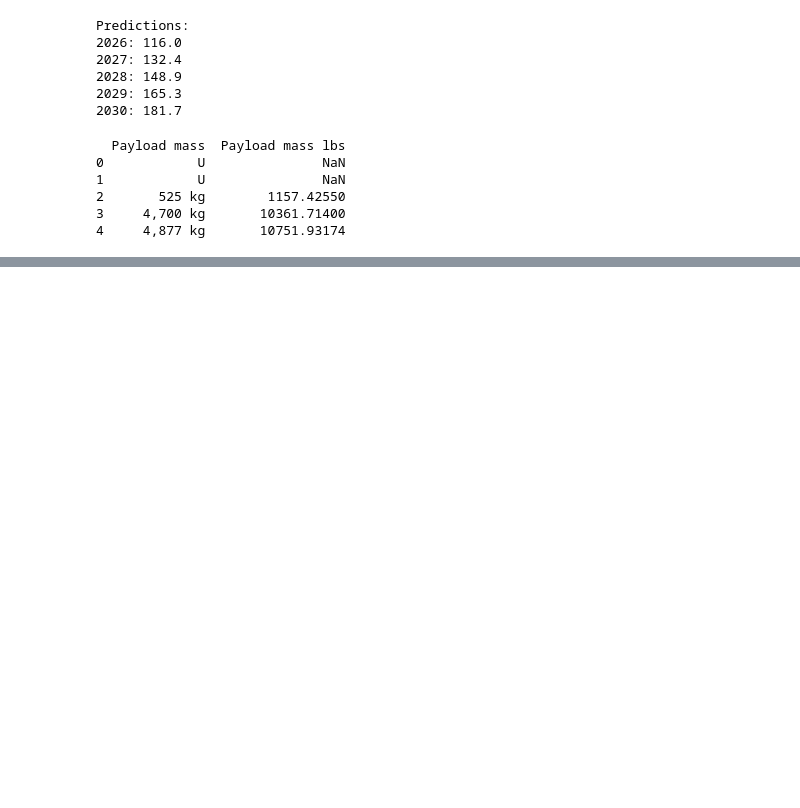
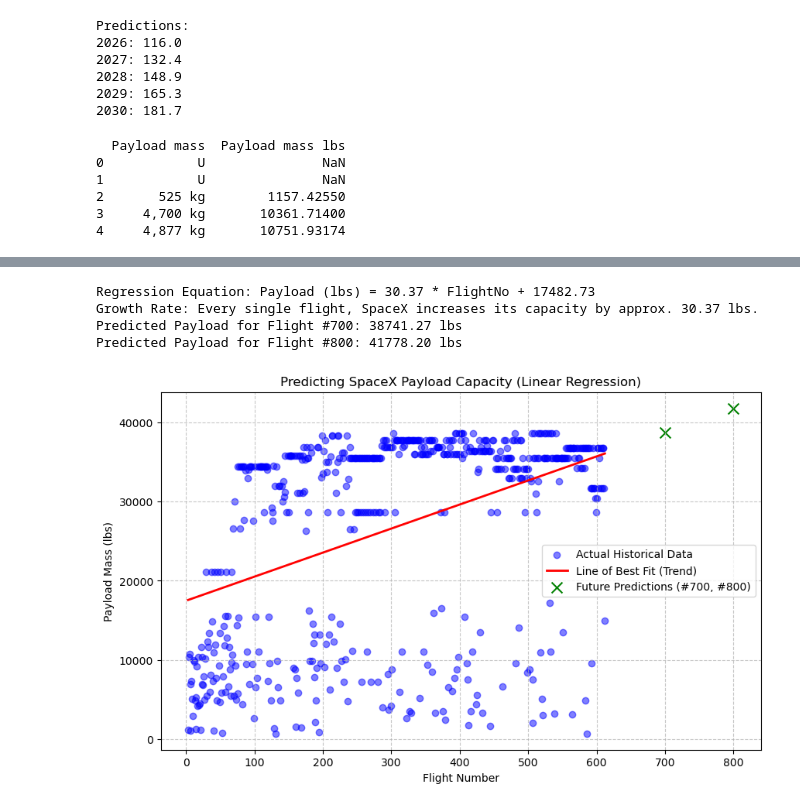
Before and after one commit to Miller130s/Space-Launch, a Jupyter notebook: scratch.ipynb, the cells around one changed output, grey strips where cells are left out. Drawn from its saved outputs; the diff is of its cells as text; code cells hidden in the pictures; blank space fills up the shorter version.

```diff
--- a/scratch.ipynb
+++ b/scratch.ipynb
@@ -664,0 +666,42 @@ heavy_df.head(-10)
+# %%
+
+heavy_df = heavy_df.dropna(subset=['Payload mass lbs'])
+
+# Define X (Flight Number) and y (Payload in lbs)
+X = heavy_df[['Flight No.']]
+y = heavy_df['Payload mass lbs']
+
+# 4. Initialize and Train the Linear Regression Model
+model = LinearRegression()
+model.fit(X, y)
+
+# 5. Predict for Future Flights #700 and #800
+future_flights = np.array([[700], [800]])
+predictions = model.predict(future_flights)
+
+# 6. Visualization: Plotting the "Line of Best Fit"
+plt.figure(figsize=(10, 6))
+plt.scatter(X, y, color='blue', alpha=0.5, label='Actual Historical Data')
+plt.plot(X, model.predict(X), color='red', linewidth=2, label='Line of Best Fit (Trend)')
+
+# Highlight the predictions on the graph
+plt.scatter(future_flights, predictions, color='green', marker='x', s=100, label='Future Predictions (#700, #800)')
+
+plt.title('Predicting SpaceX Payload Capacity (Linear Regression)')
+plt.xlabel('Flight Number')
+plt.ylabel('Payload Mass (lbs)')
+plt.legend()
+plt.grid(True, linestyle='--', alpha=0.7)
+plt.savefig('payload_prediction_plot.png')
+
+# 7. Print Output Results for your speech
+print(f"Regression Equation: Payload (lbs) = {model.coef_[0]:.2f} * FlightNo + {model.intercept_:.2f}")
+print(f"Growth Rate: Every single flight, SpaceX increases its capacity by approx. {model.coef_[0]:.2f} lbs.")
+print(f"Predicted Payload for Flight #700: {predictions[0]:.2f} lbs")
+print(f"Predicted Payload for Flight #800: {predictions[1]:.2f} lbs")
+# %% [output]
+Regression Equation: Payload (lbs) = 30.37 * FlightNo + 17482.73
+Growth Rate: Every single flight, SpaceX increases its capacity by approx. 30.37 lbs.
+Predicted Payload for Flight #700: 38741.27 lbs
+Predicted Payload for Flight #800: 41778.20 lbs
+[figure, added]
```
Also changed, not shown: parts of 10 cells of this notebook, 6 other files.
